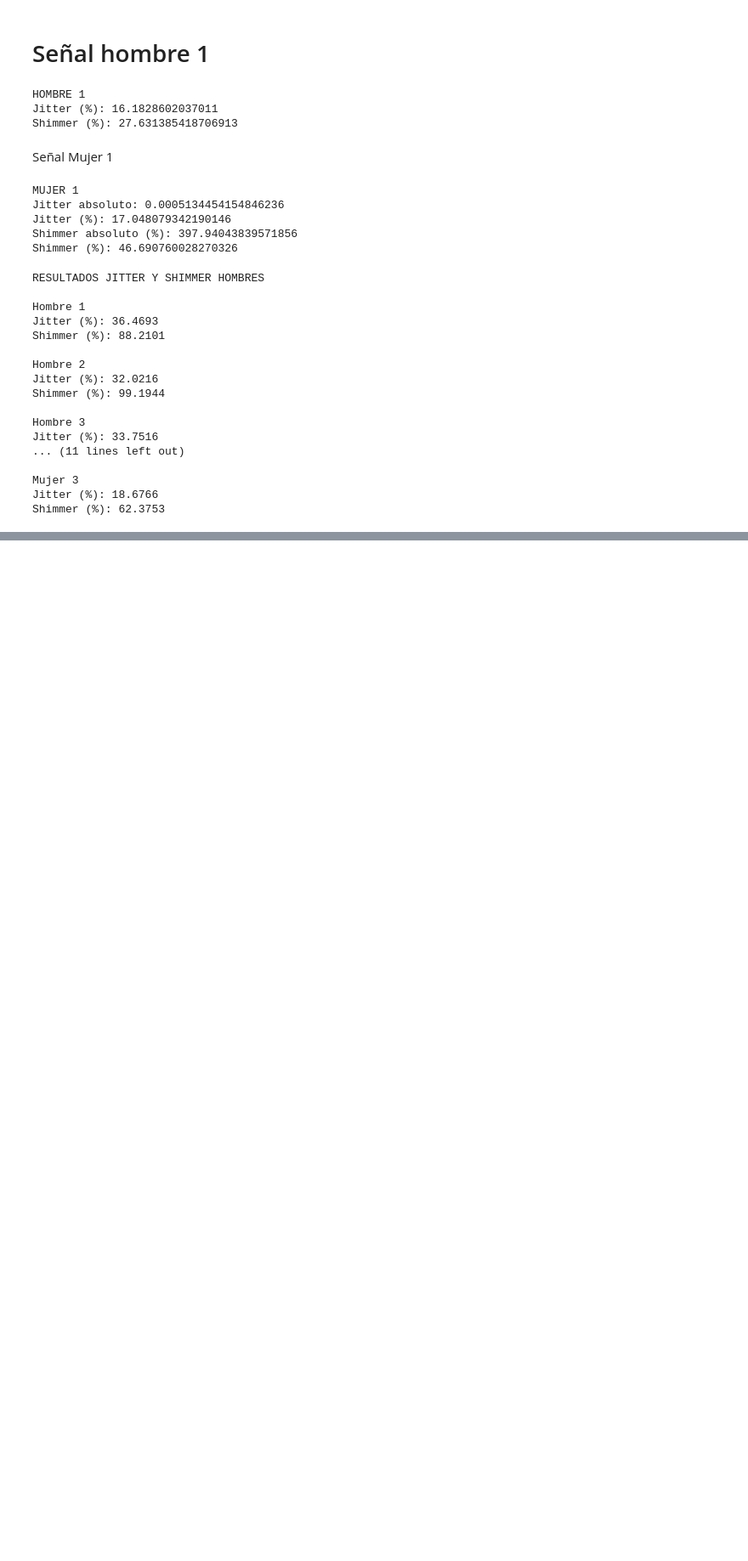
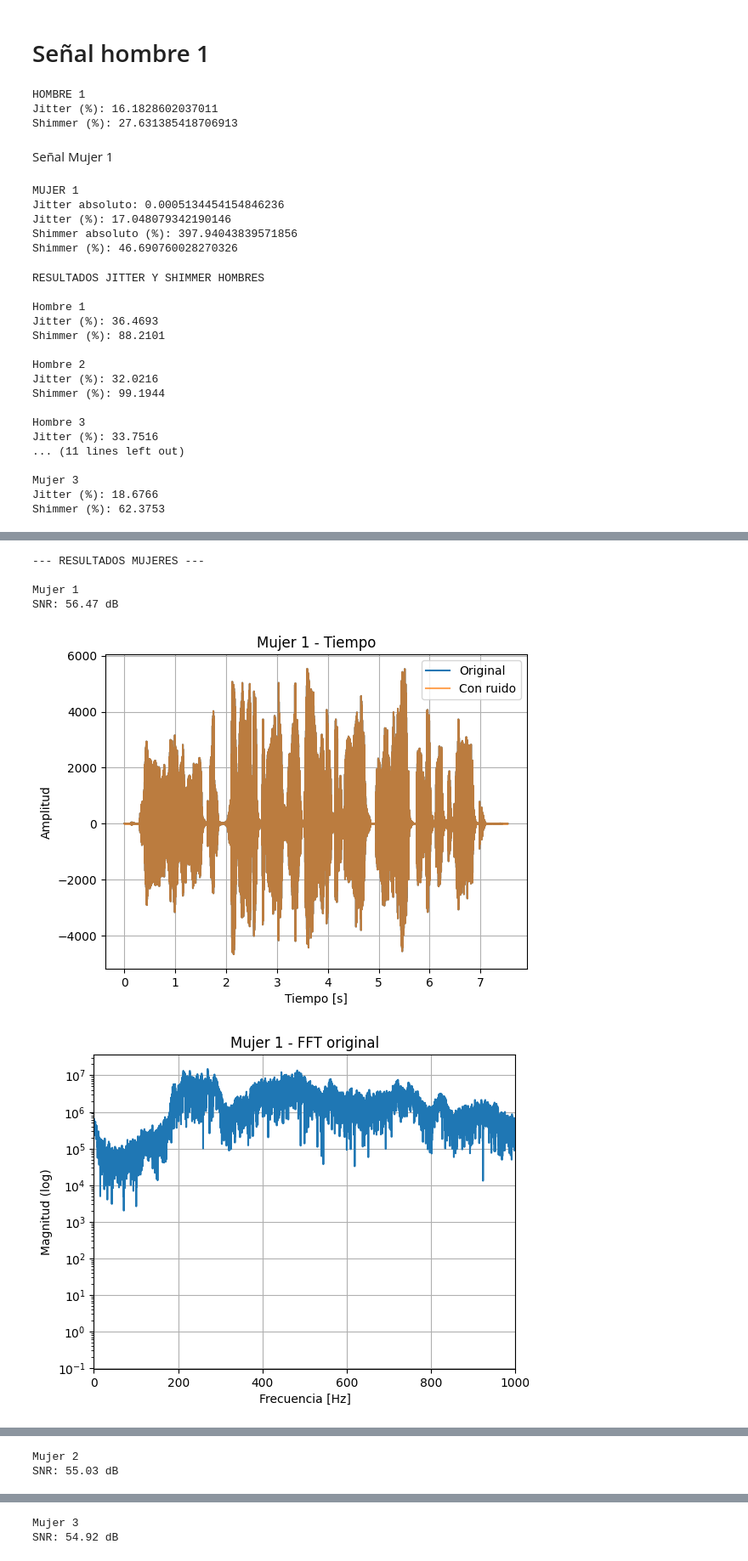
Before and after one commit to Yuliana2905/Laboratorio_3_procesamiento_digital, a Jupyter notebook: Untitled4.ipynb, the cells around one changed output, grey strips where cells are left out. Shown at 85% size. Cells and saved outputs as stored; diff of their text form; code cells hidden in the pictures; blank space fills up the shorter version.

```diff
--- a/Untitled4.ipynb
+++ b/Untitled4.ipynb
@@ -473,0 +556,44 @@ Shimmer (%): 62.3753
+# %%
+archivos_mujeres = ["AUDIO MUJER 1.wav", "MUJER 2.wav", "MUJER 3.wav"]
+
+print("\n--- RESULTADOS MUJERES ---")
+
+for i, archivo in enumerate(archivos_mujeres):
+
+    from scipy.io import wavfile
+    fs, señal = wavfile.read(archivo)
+
+    if len(señal.shape) > 1:
+        señal = señal[:,0]
+
+    # Generar ruido
+    ruido = 0.05 * np.random.randn(len(señal))
+    señal_ruido = señal + ruido
+
+    # Calcular SNR
+    snr_valor = calcular_snr(señal, ruido)
+
+    print(f"\nMujer {i+1}")
+    print(f"SNR: {snr_valor:.2f} dB")
+
+    # -------- Gráfica tiempo --------
+    t = np.arange(len(señal)) / fs
+
+    plt.figure()
+    plt.plot(t, señal, label="Original")
+    plt.plot(t, señal_ruido, label="Con ruido", alpha=0.7)
+    plt.title(f"Mujer {i+1} - Tiempo")
+    plt.xlabel("Tiempo [s]")
+    plt.ylabel("Amplitud")
+    plt.legend()
+    plt.grid()
+    plt.show()
+    graficar_fft(señal, fs, f"Mujer {i+1} - FFT original")
+    graficar_fft(señal_ruido, fs, f"Mujer {i+1} - FFT con ruido")
+# %% [output]
+--- RESULTADOS MUJERES ---
+
+Mujer 1
+SNR: 56.47 dB
+[figure, added]
+[figure, added]
@@ -473,0 +601,2 @@ Shimmer (%): 62.3753
+Mujer 2
+SNR: 55.03 dB
@@ -473,0 +606,2 @@ Shimmer (%): 62.3753
+Mujer 3
+SNR: 54.92 dB
```
Also changed, not shown: parts of 4 cells of this notebook.
